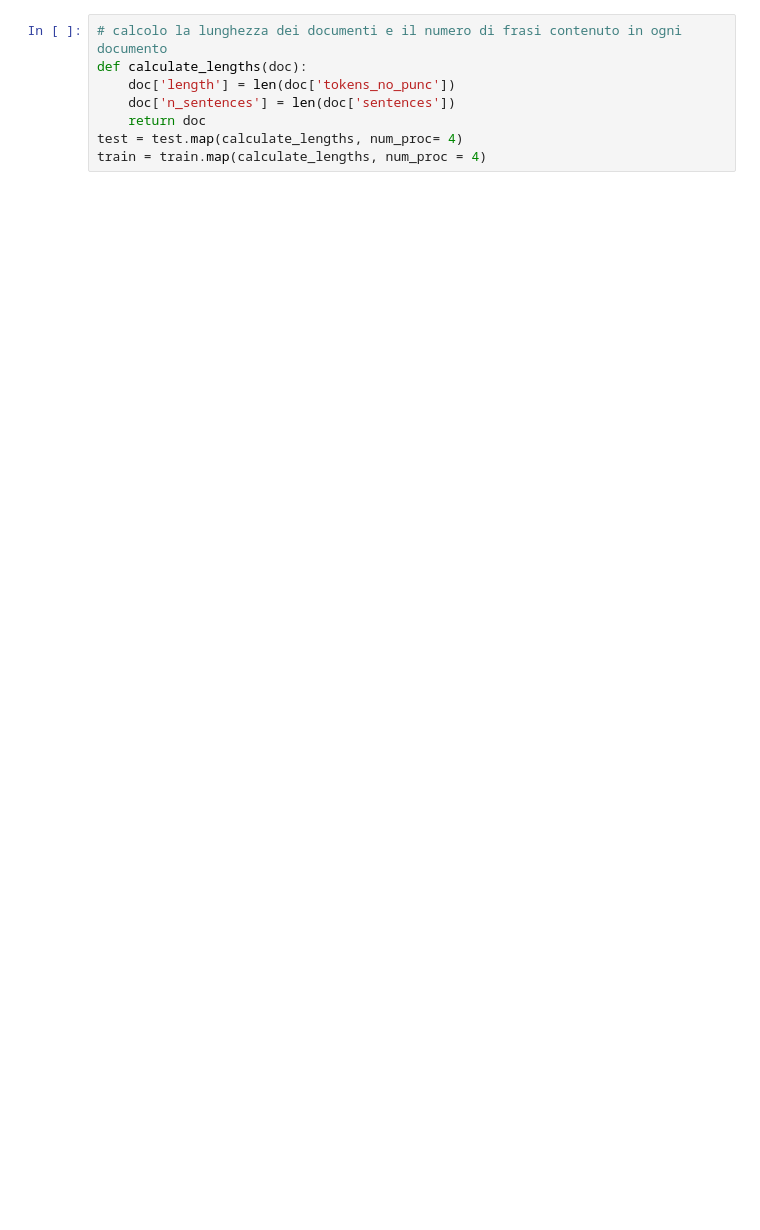
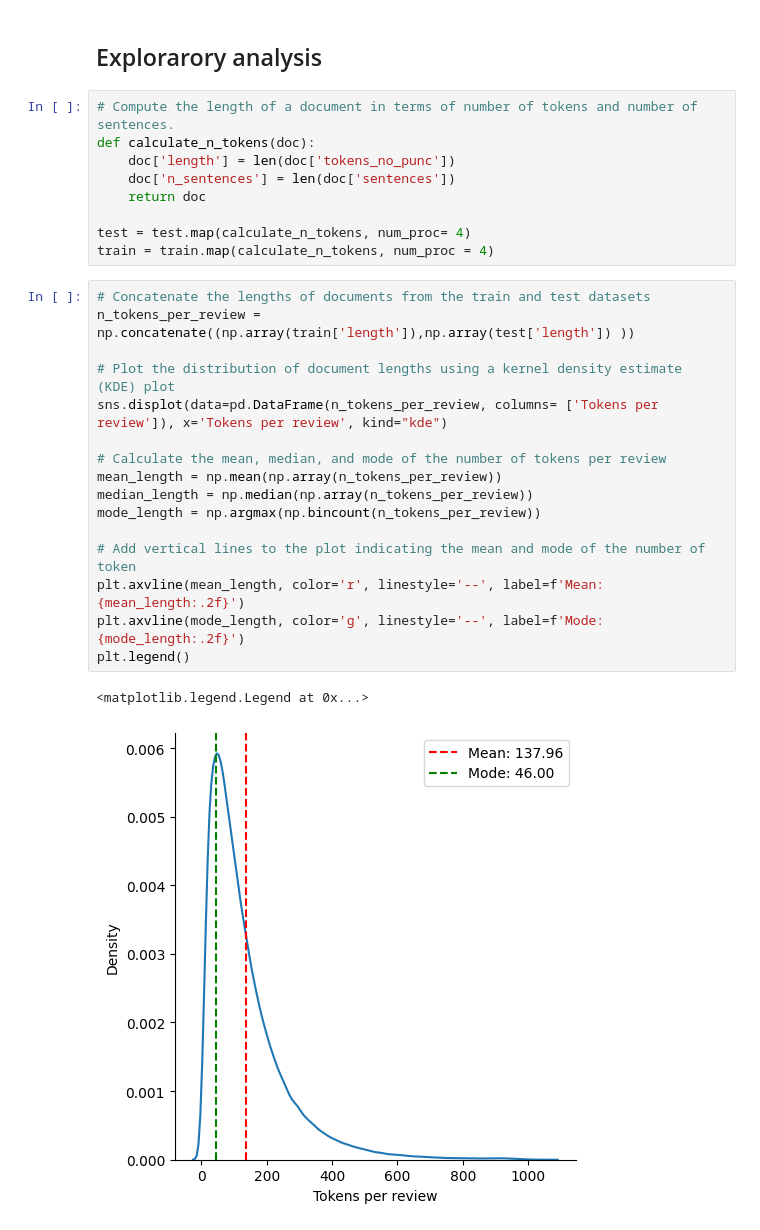
Before and after one commit to NiccoloF/NLP, a Jupyter notebook: Analisi_esplorativa.ipynb, the cells around one changed output. Cells and saved outputs as stored; diff of their text form; blank space fills up the shorter version.

```diff
--- a/Analisi_esplorativa.ipynb
+++ b/Analisi_esplorativa.ipynb
@@ -23,11 +35,33 @@ train = train.map(remove_punctuation, num_proc = 4)
 train = train.remove_columns('tokens')
 test = test.remove_columns('tokens')
+# %% [markdown]
+## Explorarory analysis
 # %%
-# calcolo la lunghezza dei documenti e il numero di frasi contenuto in ogni documento
-def calculate_lengths(doc):
+# Compute the length of a document in terms of number of tokens and number of sentences.
+def calculate_n_tokens(doc):
     doc['length'] = len(doc['tokens_no_punc'])
     doc['n_sentences'] = len(doc['sentences'])
     return doc
-test = test.map(calculate_lengths, num_proc= 4)
-train = train.map(calculate_lengths, num_proc = 4)
+
+test = test.map(calculate_n_tokens, num_proc= 4)
+train = train.map(calculate_n_tokens, num_proc = 4)
+# %%
+# Concatenate the lengths of documents from the train and test datasets
+n_tokens_per_review = np.concatenate((np.array(train['length']),np.array(test['length']) ))
+
+# Plot the distribution of document lengths using a kernel density estimate (KDE) plot
+sns.displot(data=pd.DataFrame(n_tokens_per_review, columns= ['Tokens per review']), x='Tokens per review', kind="kde")
+
+# Calculate the mean, median, and mode of the number of tokens per review
+mean_length = np.mean(np.array(n_tokens_per_review))
+median_length = np.median(np.array(n_tokens_per_review))
+mode_length = np.argmax(np.bincount(n_tokens_per_review))
+
+# Add vertical lines to the plot indicating the mean and mode of the number of token
+plt.axvline(mean_length, color='r', linestyle='--', label=f'Mean: {mean_length:.2f}')
+plt.axvline(mode_length, color='g', linestyle='--', label=f'Mode: {mode_length:.2f}')
+plt.legend()
+# %% [output]
+<matplotlib.legend.Legend at 0x...>
+[figure, added]
 # %%
```
Also changed, not shown: parts of 22 cells of this notebook.
